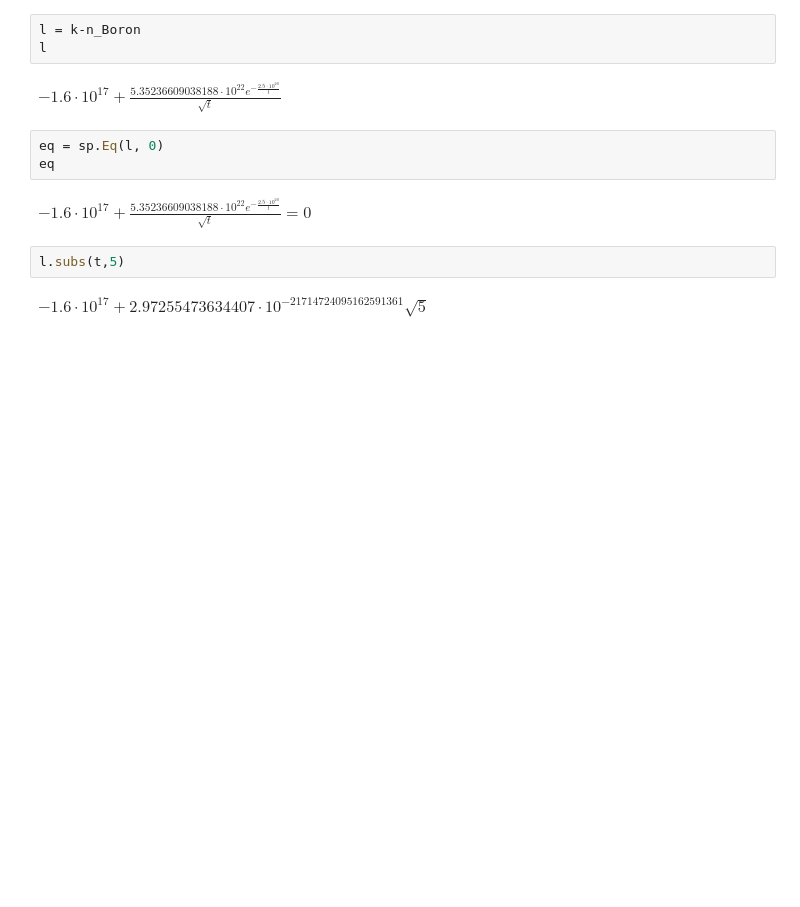
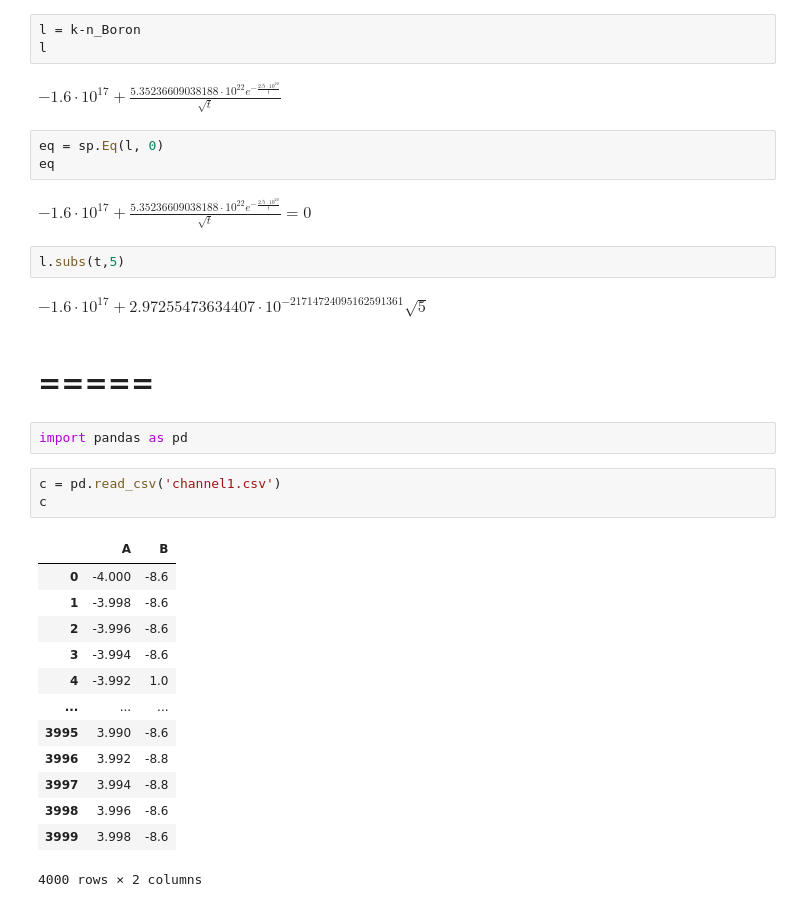
Before and after one commit to Miller-Ryan-1/csueb_phys, a Jupyter notebook: dopant_diffusion_plot-v2.ipynb, the cells around one changed output. Drawn from its saved outputs; the diff is of its cells as text; blank space fills up the shorter version.

```diff
--- a/dopant_diffusion_plot-v2.ipynb
+++ b/dopant_diffusion_plot-v2.ipynb
@@ -187,3 +187,24 @@ $\displaystyle -1.6 \cdot 10^{17} + \frac{5.35236609038188 \cdot 10^{22} e^{- \f
 l.subs(t,5)
 # %% [output]
 $\displaystyle -1.6 \cdot 10^{17} + 2.97255473634407 \cdot 10^{-21714724095162591361} \sqrt{5}$
+# %% [markdown]
+# =====
+# %%
+import pandas as pd
+# %%
+c = pd.read_csv('channel1.csv')
+c
+# %% [output]
+|  | A | B |
+| 0 | -4.000 | -8.6 |
+| 1 | -3.998 | -8.6 |
+| 2 | -3.996 | -8.6 |
+| 3 | -3.994 | -8.6 |
+| 4 | -3.992 | 1.0 |
+| ... | ... | ... |
+| 3995 | 3.990 | -8.6 |
+| 3996 | 3.992 | -8.8 |
+| 3997 | 3.994 | -8.8 |
+| 3998 | 3.996 | -8.6 |
+| 3999 | 3.998 | -8.6 |
+4000 rows × 2 columns
```
Also changed, not shown: parts of 1 cell of this notebook.
